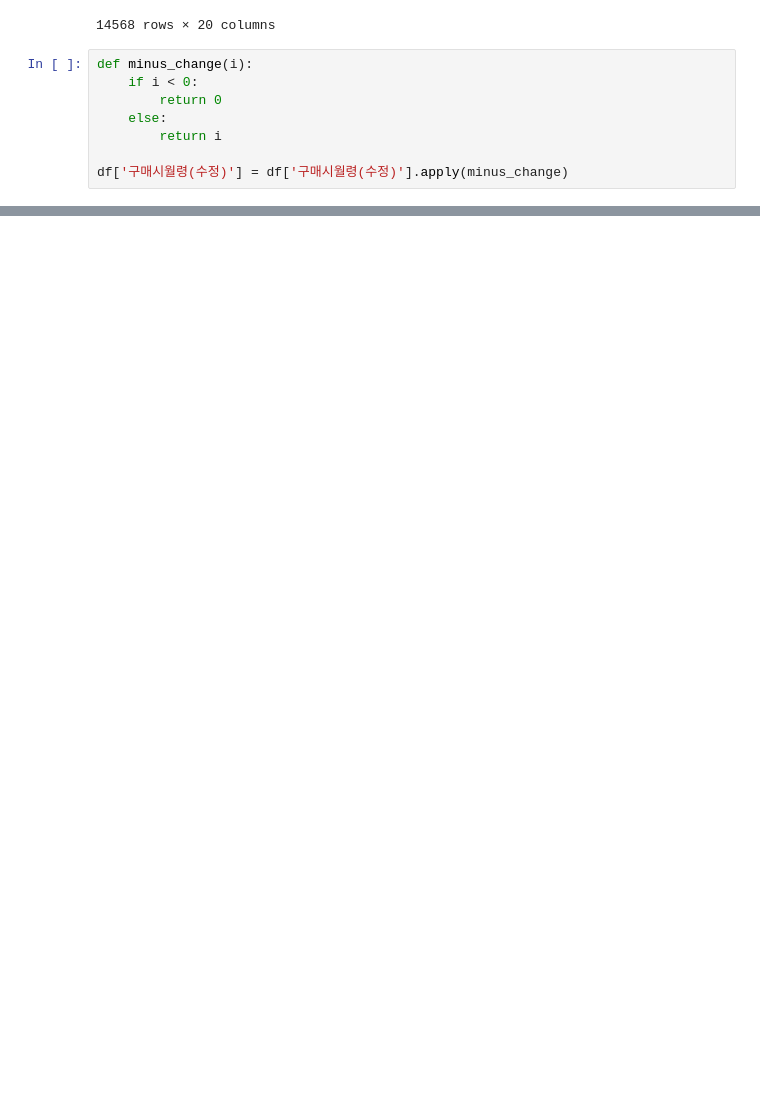
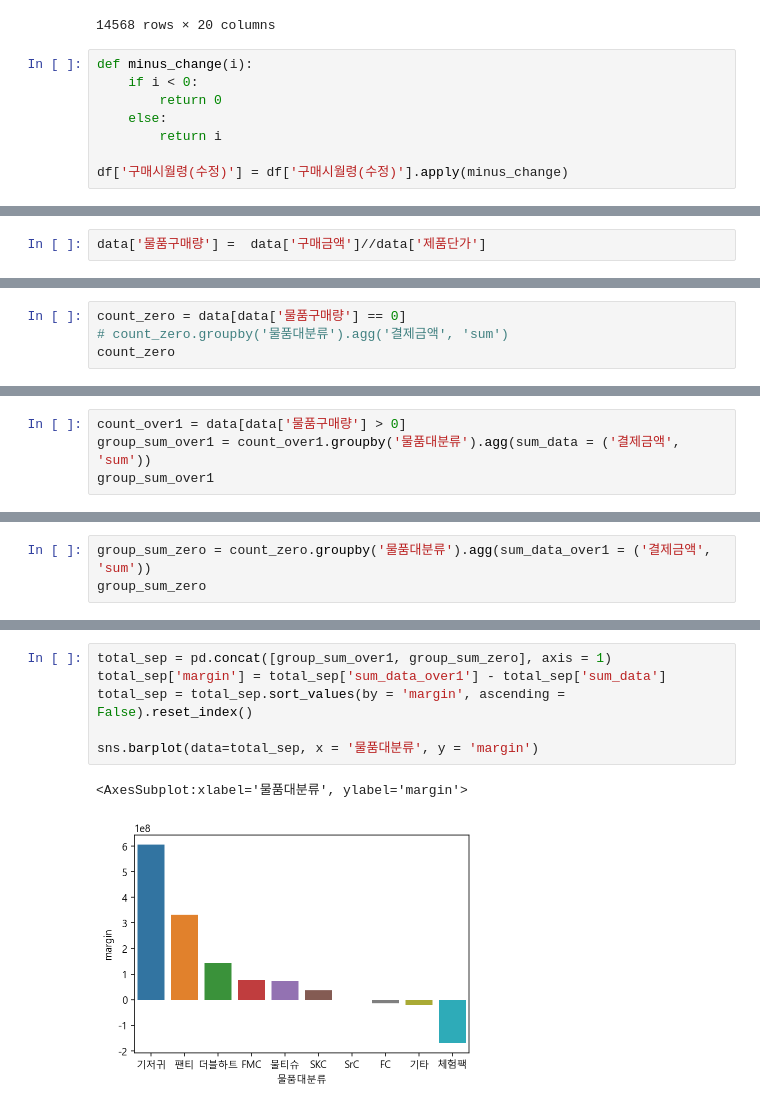
Before and after one commit to ManuSong/DataProject-5, a Jupyter notebook: 유아용품CRM.ipynb, the cells around one changed output, grey strips where cells are left out. Saved outputs shown, nothing was run; the diff lists cells and outputs as text; blank space fills up the shorter version.

```diff
--- a/유아용품CRM.ipynb
+++ b/유아용품CRM.ipynb
@@ -385,0 +599,2 @@ pd.to_csv(df, '')
+# %%
+data['물품구매량'] =  data['구매금액']//data['제품단가']
@@ -385,0 +605,4 @@ pd.to_csv(df, '')
+# %%
+count_zero = data[data['물품구매량'] == 0]
+# count_zero.groupby('물품대분류').agg('결제금액', 'sum')
+count_zero
@@ -385,0 +623,4 @@ pd.to_csv(df, '')
+# %%
+count_over1 = data[data['물품구매량'] > 0]
+group_sum_over1 = count_over1.groupby('물품대분류').agg(sum_data = ('결제금액', 'sum'))
+group_sum_over1
@@ -385,0 +640,3 @@ pd.to_csv(df, '')
+# %%
+group_sum_zero = count_zero.groupby('물품대분류').agg(sum_data_over1 = ('결제금액', 'sum'))
+group_sum_zero
@@ -385,0 +656,9 @@ pd.to_csv(df, '')
+# %%
+total_sep = pd.concat([group_sum_over1, group_sum_zero], axis = 1)
+total_sep['margin'] = total_sep['sum_data_over1'] - total_sep['sum_data']
+total_sep = total_sep.sort_values(by = 'margin', ascending = False).reset_index()
+
+sns.barplot(data=total_sep, x = '물품대분류', y = 'margin')
+# %% [output]
+<AxesSubplot:xlabel='물품대분류', ylabel='margin'>
+[figure, added]
```
Also changed, not shown: parts of 43 cells of this notebook.
